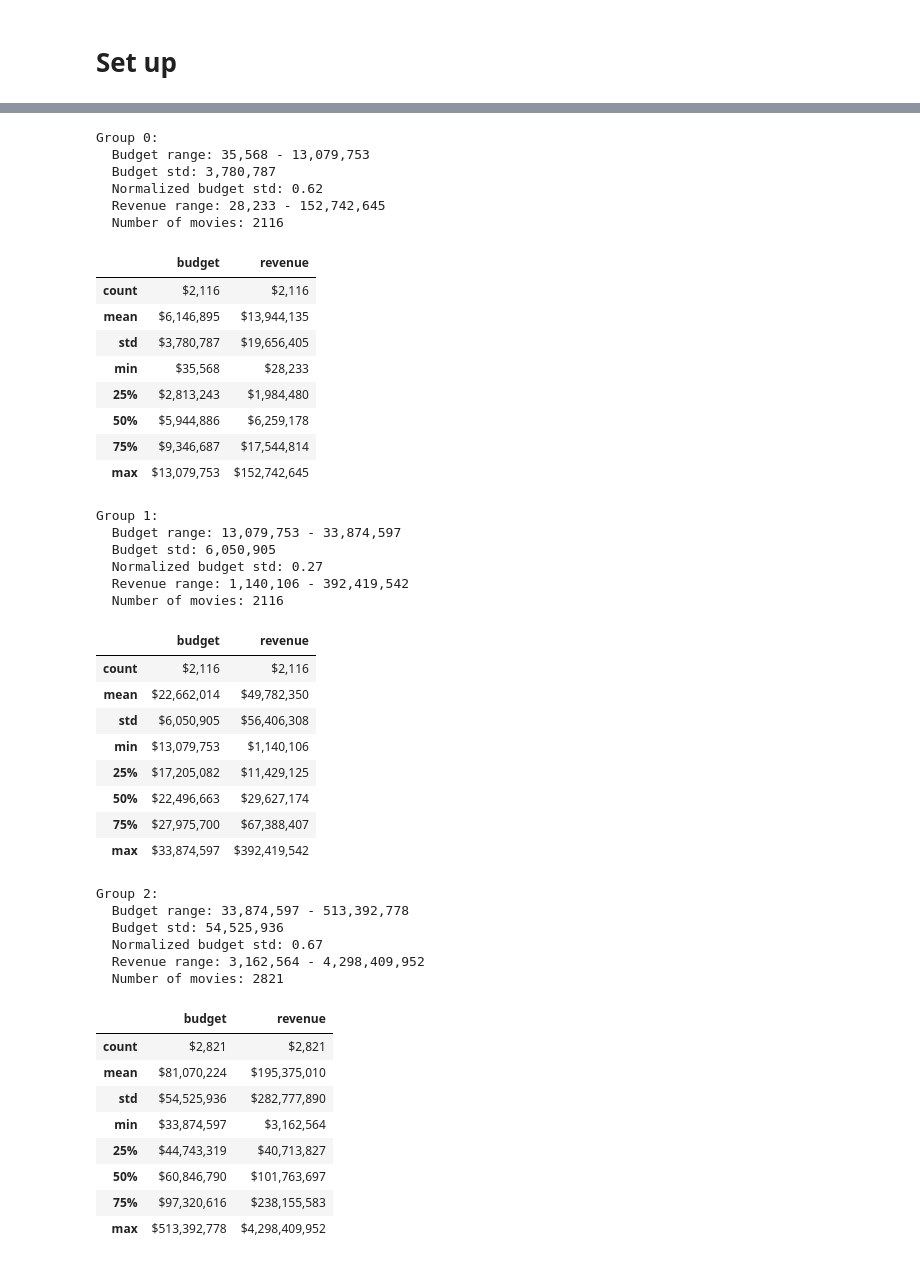
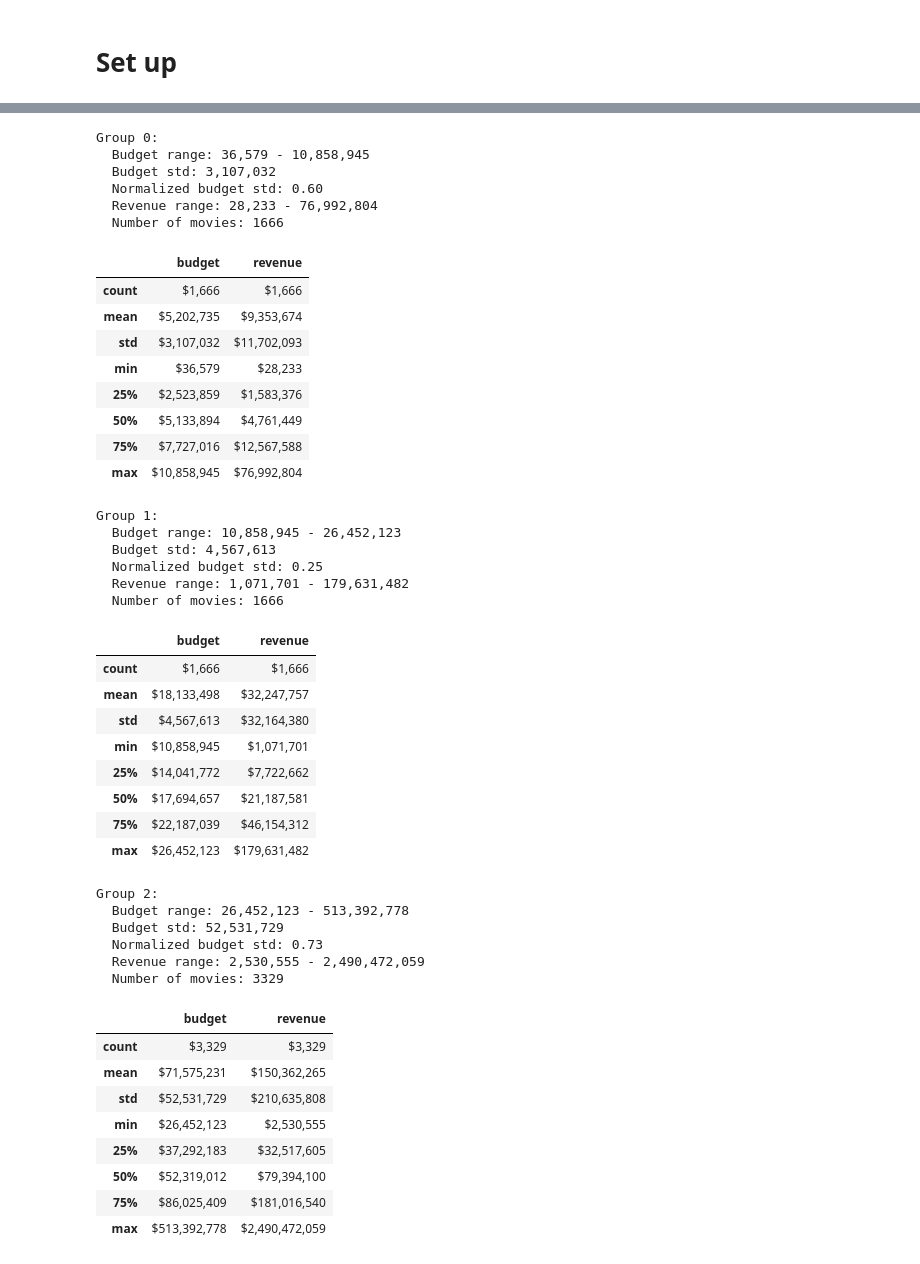
Before and after one commit to ilias1111/box-office-prediction, a Jupyter notebook: code/_eda_3_limit_discovery.ipynb, the cells around one changed output, grey strips where cells are left out. Drawn from its saved outputs; the diff is of its cells as text; code cells hidden in the pictures.

```diff
--- a/code/_eda_3_limit_discovery.ipynb
+++ b/code/_eda_3_limit_discovery.ipynb
@@ -85,50 +85,50 @@ def flexible_budget_grouping(df, n_groups, flexibility=0.1):
 # %%
 # Usage
 n_groups = 3  # You can change this to 2 if you prefer
-df = flexible_budget_grouping(full__regression__no_outliers__none, n_groups, flexibility=0.1)
+df = flexible_budget_grouping(full__regression__no_outliers__none, n_groups, flexibility=0.25)
 # %% [output]
 Group 0:
-  Budget range: 35,568 - 13,079,753
-  Budget std: 3,780,787
-  Normalized budget std: 0.62
-  Revenue range: 28,233 - 152,742,645
-  Number of movies: 2116
+  Budget range: 36,579 - 10,858,945
+  Budget std: 3,107,032
+  Normalized budget std: 0.60
+  Revenue range: 28,233 - 76,992,804
+  Number of movies: 1666
 |  | budget | revenue |
-| count | $2,116 | $2,116 |
-| mean | $6,146,895 | $13,944,135 |
-| std | $3,780,787 | $19,656,405 |
-| min | $35,568 | $28,233 |
-| 25% | $2,813,243 | $1,984,480 |
-| 50% | $5,944,886 | $6,259,178 |
-| 75% | $9,346,687 | $17,544,814 |
-| max | $13,079,753 | $152,742,645 |
+| count | $1,666 | $1,666 |
+| mean | $5,202,735 | $9,353,674 |
+| std | $3,107,032 | $11,702,093 |
+| min | $36,579 | $28,233 |
+| 25% | $2,523,859 | $1,583,376 |
+| 50% | $5,133,894 | $4,761,449 |
+| 75% | $7,727,016 | $12,567,588 |
+| max | $10,858,945 | $76,992,804 |
 Group 1:
-  Budget range: 13,079,753 - 33,874,597
-  Budget std: 6,050,905
-  Normalized budget std: 0.27
-  Revenue range: 1,140,106 - 392,419,542
-  Number of movies: 2116
+  Budget range: 10,858,945 - 26,452,123
+  Budget std: 4,567,613
+  Normalized budget std: 0.25
+  Revenue range: 1,071,701 - 179,631,482
+  Number of movies: 1666
 |  | budget | revenue |
-| count | $2,116 | $2,116 |
-| mean | $22,662,014 | $49,782,350 |
-| std | $6,050,905 | $56,406,308 |
-| min | $13,079,753 | $1,140,106 |
-| 25% | $17,205,082 | $11,429,125 |
-| 50% | $22,496,663 | $29,627,174 |
-| 75% | $27,975,700 | $67,388,407 |
-| max | $33,874,597 | $392,419,542 |
+| count | $1,666 | $1,666 |
+| mean | $18,133,498 | $32,247,757 |
+| std | $4,567,613 | $32,164,380 |
+| min | $10,858,945 | $1,071,701 |
+| 25% | $14,041,772 | $7,722,662 |
+| 50% | $17,694,657 | $21,187,581 |
+| 75% | $22,187,039 | $46,154,312 |
+| max | $26,452,123 | $179,631,482 |
 Group 2:
-  Budget range: 33,874,597 - 513,392,778
-  Budget std: 54,525,936
-  Normalized budget std: 0.67
-  Revenue range: 3,162,564 - 4,298,409,952
-  Number of movies: 2821
+  Budget range: 26,452,123 - 513,392,778
+  Budget std: 52,531,729
+  Normalized budget std: 0.73
+  Revenue range: 2,530,555 - 2,490,472,059
+  Number of movies: 3329
 |  | budget | revenue |
-| count | $2,821 | $2,821 |
-| mean | $81,070,224 | $195,375,010 |
-| std | $54,525,936 | $282,777,890 |
-| min | $33,874,597 | $3,162,564 |
-| 25% | $44,743,319 | $40,713,827 |
-| 50% | $60,846,790 | $101,763,697 |
-| 75% | $97,320,616 | $238,155,583 |
-| max | $513,392,778 | $4,298,409,952 |
+| count | $3,329 | $3,329 |
+| mean | $71,575,231 | $150,362,265 |
+| std | $52,531,729 | $210,635,808 |
+| min | $26,452,123 | $2,530,555 |
+| 25% | $37,292,183 | $32,517,605 |
+| 50% | $52,319,012 | $79,394,100 |
+| 75% | $86,025,409 | $181,016,540 |
+| max | $513,392,778 | $2,490,472,059 |
```
Also changed, not shown: parts of 1 cell of this notebook, 16 other files.
